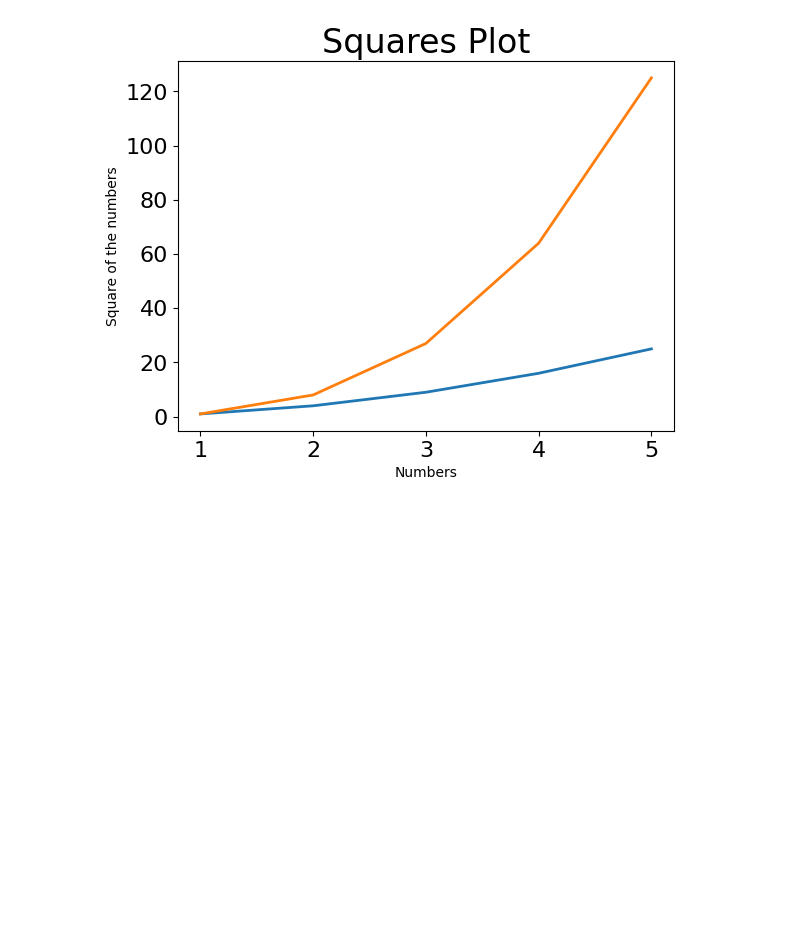
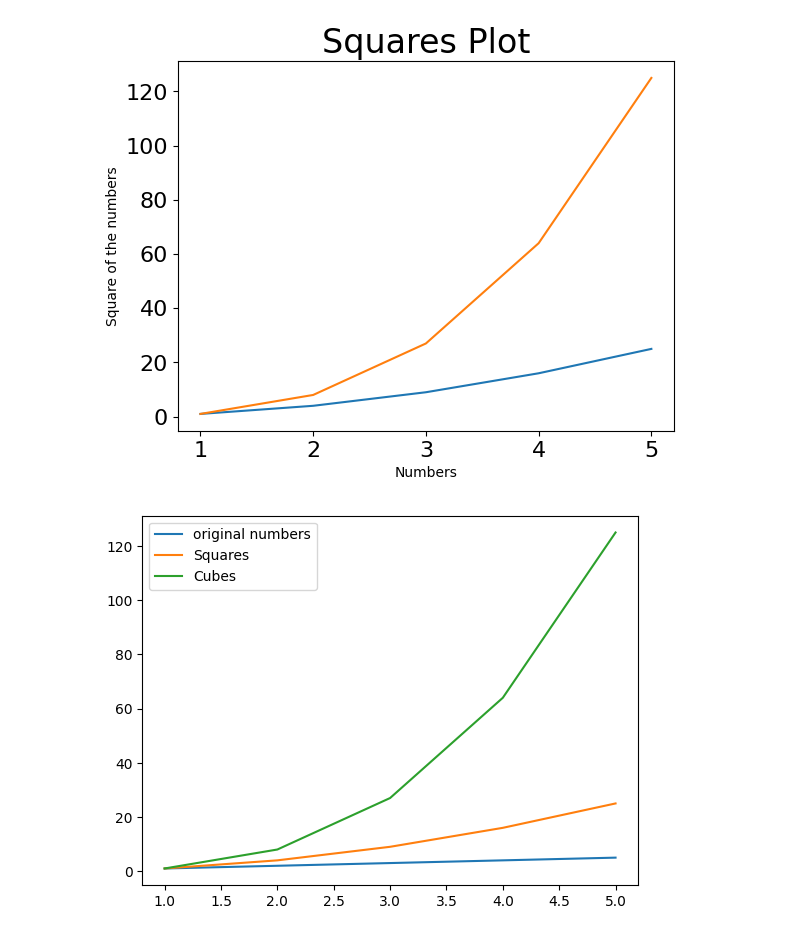
Before and after one commit to ShivamH75/Python_Crash_Course_Book_Notes, a Jupyter notebook: Data Visualization/ch-15.1-Generating_Data.ipynb, the cells around one changed output. Cells and saved outputs as stored; diff of their text form; code cells hidden in the pictures; blank space fills up the shorter version.

```diff
--- a/Data Visualization/ch-15.1-Generating_Data.ipynb
+++ b/Data Visualization/ch-15.1-Generating_Data.ipynb
@@ -53,3 +53,22 @@ ax.plot(values, cubes, linewidth=2)
 plt.show()
 # %% [output]
 [figure]
+# %%
+# set legend and labels
+
+numbers = [1,2,3,4,5]
+squares = [1,4,9,16,25]
+cubes = [1,8,27,64,125]
+
+fig, ax = plt.subplots()
+
+# define the legend in the 'label' tag
+ax.plot(numbers, numbers, label = 'original numbers')
+ax.plot(numbers, squares,  label = 'Squares')
+ax.plot(numbers, cubes,  label = 'Cubes')
+
+ax.legend()
+
+plt.show()
+# %% [output]
+[figure, added]
```
Also changed, not shown: parts of 1 cell of this notebook, 1 other file.
